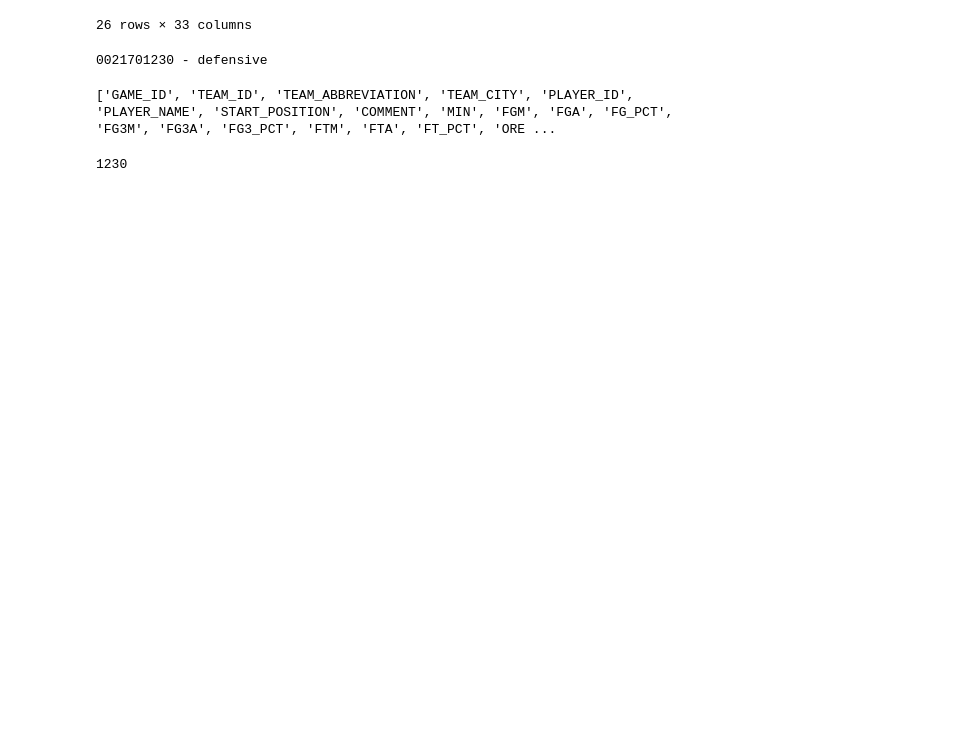
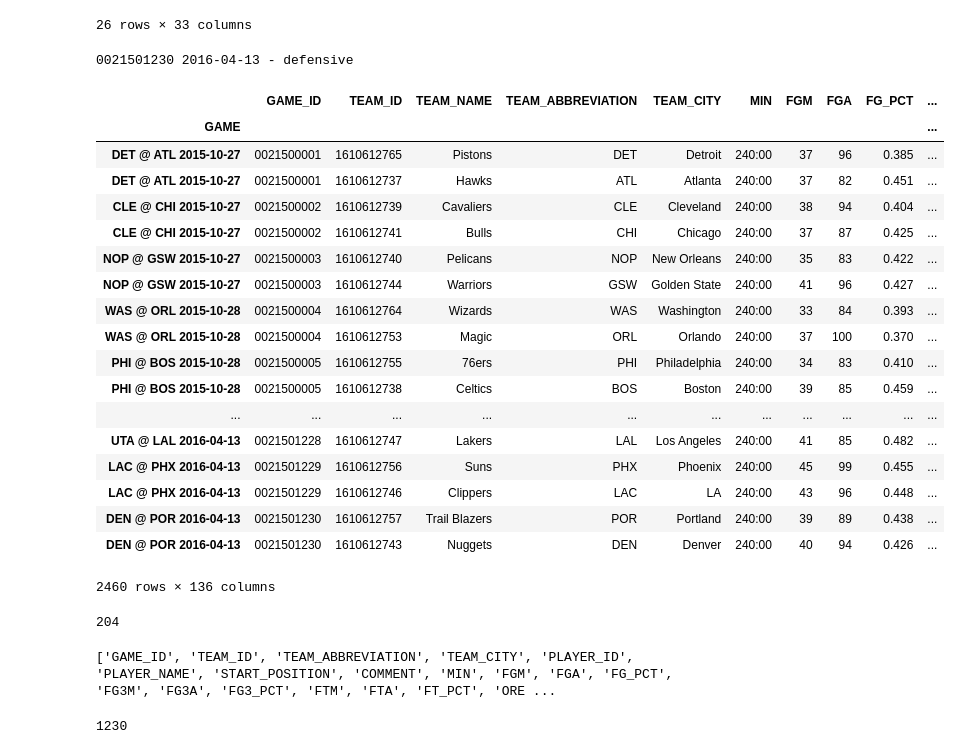
Before and after one commit to rafaelgasp/nba_games, a Jupyter notebook: NBA_Stats.ipynb, the cells around one changed output. Drawn from its saved outputs; the diff is of its cells as text; code cells hidden in the pictures; blank space fills up the shorter version.

```diff
--- a/NBA_Stats.ipynb
+++ b/NBA_Stats.ipynb
@@ -56,16 +56,17 @@ get_df_nba_json(resp.json(), rs=0)
 | 25 | 0021700013 | 1610612758 | SAC | Sacramento | Kings | 203960 | JaKarr Sampson |  | ... |
 26 rows × 33 columns
 # %%
-def get_date_place(game_id):
+def get_date_place(game_id, year = "2017"):
     #0021700784
     try:
-        resp = requests.get(url="https://data.nba.com/data/10s/v2015/json/mobile_teams/nba/2017/scores/gamedetail/"+ game_id +"_gamedetail.json",
+        resp = requests.get(url="https://data.nba.com/data/10s/v2015/json/mobile_teams/nba/" + str(year) + "/scores/gamedetail/"+ str(game_id) +"_gamedetail.json",
                             headers=headers)
         data = resp.json()["g"]["gdte"]
         place = resp.json()["g"]["an"]
-    except:
-        data = "NaN"
-        place = "NaN"
+    except Exception as e:
+        print(e)
+        data = np.nan
+        place = np.nan
 
     return(data, place)
 # %%
@@ -107,14 +108,16 @@ lista_sites = ["traditional", "advanced", "scoring", "misc", "usage", "fourfacto
 # %%
 game_ids = []
 for i in range(1, 1231):
-    game_ids.append("002170" + ('{0:0>4}'.format(i)))
+    game_ids.append("002150" + ('{0:0>4}'.format(i)))
+
+year = 2015
 # %%
 params = {
     'EndPeriod':10,
     'EndRange':28800,
-    'GameID':'0021700784',
+    'GameID':'0021600784',
     'RangeType':0,
-    'Season':2017-18,
+    'Season':2016-17,
     'SeasonType':'Regular+Season',
     'StartPeriod':1,
     'StartRange':0
@@ -134,7 +137,8 @@ for game_id in game_ids:
     df_tipos_jogo = []
 
     try:
-        game_date, game_place = get_date_place(game_id)
+        params['GameID'] = game_id
+        game_date, game_place = get_date_place(game_id, year)
 
         for site in lista_sites:
             if(site == "hustle"):
@@ -149,7 +153,7 @@ for game_id in game_ids:
                 url = "https://stats.nba.com/stats/boxscore" + site + "v2"
                 rs = 0
 
-            print(game_id + " - " + site + "              ", end="\r")
+            print(game_id + " " + str(game_date) + " - " + site + "              ", end="\r")
 
             params["GameID"] = game_id
 
@@ -183,16 +187,38 @@ for game_id in game_ids:
         df_full.append(df_resp.set_index("GAME"))
         df_full_jogo.append(df_resp_jogo.set_index("GAME"))
 
-        pickle.dump(df_full, open("df_full.p", "wb"))
-        pickle.dump(df_full_jogo, open("df_full_jogo.p", "wb"))
+        #pickle.dump(df_full, open("df_full.p", "wb"))
+        #pickle.dump(df_full_jogo, open("df_full_jogo.p", "wb"))
     except Exception as e:
         erros.append(game_id)
         print(e)
         time.sleep(3)
 # %% [output]
-0021701230 - defensive
+0021501230 2016-04-13 - defensive
 # %%
 base_nba = pd.concat(df_full)
 # %%
 base_nba_jogo = pd.concat(df_full_jogo)
+# %%
+base_nba_jogo
+# %% [output]
+|  | GAME_ID | TEAM_ID | TEAM_NAME | TEAM_ABBREVIATION | TEAM_CITY | MIN | FGM | FGA | FG_PCT | ... |
+| GAME |  |  |  |  |  |  |  |  |  | ... |
+| DET @ ATL 2015-10-27 | 0021500001 | 1610612765 | Pistons | DET | Detroit | 240:00 | 37 | 96 | 0.385 | ... |
+| DET @ ATL 2015-10-27 | 0021500001 | 1610612737 | Hawks | ATL | Atlanta | 240:00 | 37 | 82 | 0.451 | ... |
+| CLE @ CHI 2015-10-27 | 0021500002 | 1610612739 | Cavaliers | CLE | Cleveland | 240:00 | 38 | 94 | 0.404 | ... |
+| CLE @ CHI 2015-10-27 | 0021500002 | 1610612741 | Bulls | CHI | Chicago | 240:00 | 37 | 87 | 0.425 | ... |
+| NOP @ GSW 2015-10-27 | 0021500003 | 1610612740 | Pelicans | NOP | New Orleans | 240:00 | 35 | 83 | 0.422 | ... |
+| NOP @ GSW 2015-10-27 | 0021500003 | 1610612744 | Warriors | GSW | Golden State | 240:00 | 41 | 96 | 0.427 | ... |
+| WAS @ ORL 2015-10-28 | 0021500004 | 1610612764 | Wizards | WAS | Washington | 240:00 | 33 | 84 | 0.393 | ... |
+| WAS @ ORL 2015-10-28 | 0021500004 | 1610612753 | Magic | ORL | Orlando | 240:00 | 37 | 100 | 0.370 | ... |
+| PHI @ BOS 2015-10-28 | 0021500005 | 1610612755 | 76ers | PHI | Philadelphia | 240:00 | 34 | 83 | 0.410 | ... |
+| PHI @ BOS 2015-10-28 | 0021500005 | 1610612738 | Celtics | BOS | Boston | 240:00 | 39 | 85 | 0.459 | ... |
+| ... | ... | ... | ... | ... | ... | ... | ... | ... | ... | ... |
+| UTA @ LAL 2016-04-13 | 0021501228 | 1610612747 | Lakers | LAL | Los Angeles | 240:00 | 41 | 85 | 0.482 | ... |
+| LAC @ PHX 2016-04-13 | 0021501229 | 1610612756 | Suns | PHX | Phoenix | 240:00 | 45 | 99 | 0.455 | ... |
+| LAC @ PHX 2016-04-13 | 0021501229 | 1610612746 | Clippers | LAC | LA | 240:00 | 43 | 96 | 0.448 | ... |
+| DEN @ POR 2016-04-13 | 0021501230 | 1610612757 | Trail Blazers | POR | Portland | 240:00 | 39 | 89 | 0.438 | ... |
+| DEN @ POR 2016-04-13 | 0021501230 | 1610612743 | Nuggets | DEN | Denver | 240:00 | 40 | 94 | 0.426 | ... |
+2460 rows × 136 columns
 # %%
@@ -202,3 +228,8 @@ base_nba_jogo.to_csv("base_nba_per_game_17_18.csv")
+# %%
+import gc
+gc.collect()
+# %% [output]
+204
 # %%
 print(list(base_nba.columns))
 # %% [output]
```
Also changed, not shown: parts of 3 cells of this notebook, 5 other files.
